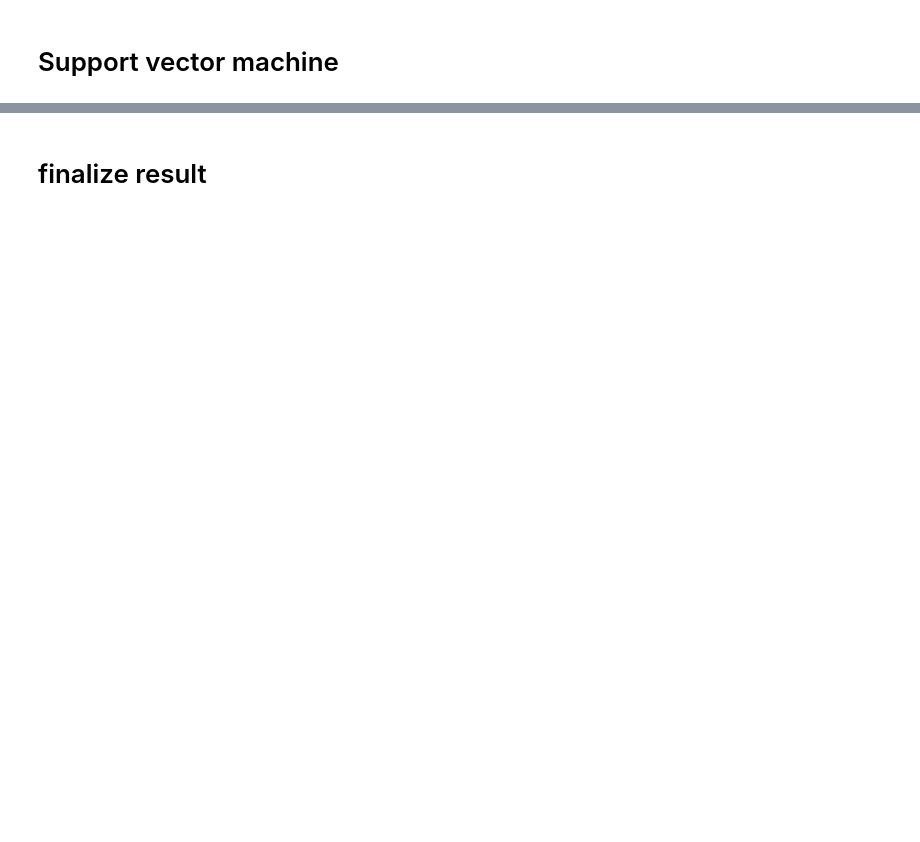
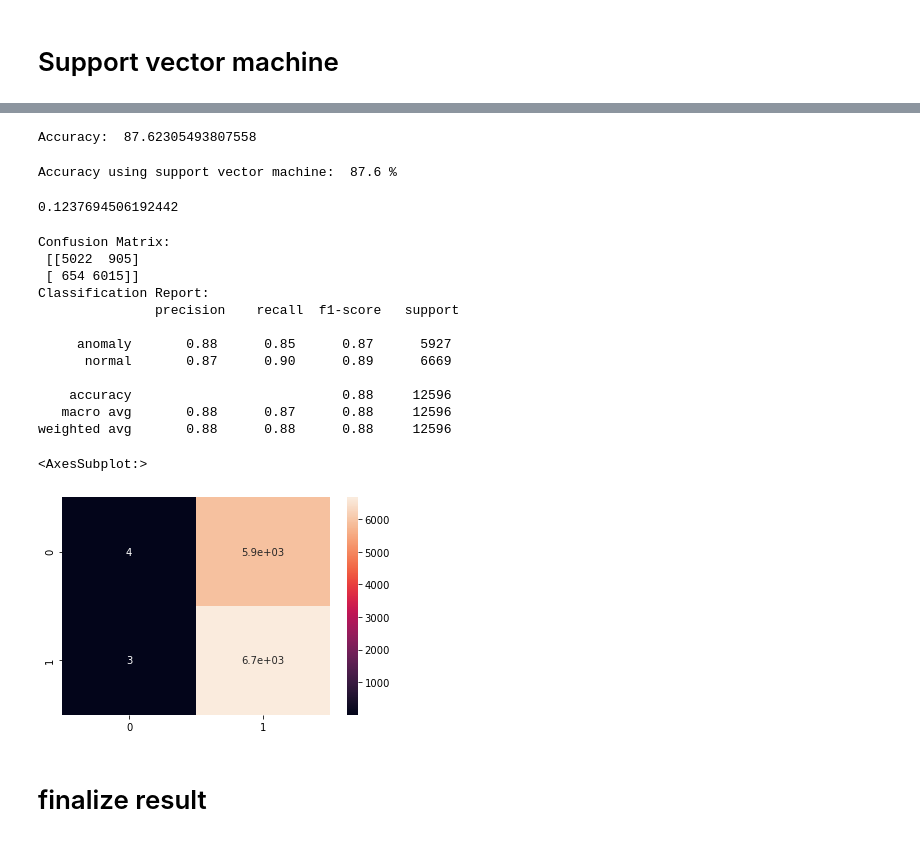
Before and after one commit to MohammadSajjadHossain9648/network-intrusion-detection-system-project, a Jupyter notebook: code.ipynb, the cells around one changed output, grey strips where cells are left out. Cells and saved outputs as stored; diff of their text form; code cells hidden in the pictures; blank space fills up the shorter version.

```diff
--- a/code.ipynb
+++ b/code.ipynb
@@ -408,3 +426,40 @@ weighted avg       0.79      0.65      0.61     12596
+# %%
+nb=lr.score(x_test,y_test)
+m8=nb*100
+print("Accuracy: ",m8)
+# %% [output]
+Accuracy:  87.62305493807558
+# %%
+score8=accuracy_score(y_test, y_pred) * 100
+print("Accuracy using support vector machine: ", round(score8, 1), "%" )
+# %% [output]
+Accuracy using support vector machine:  87.6 %
+# %%
+error8=np.mean(y_pred != y_test) # error rate
+error8
+# %% [output]
+0.1237694506192442
+# %%
+cm8=confusion_matrix(y_test, y_pred)
+print("Confusion Matrix:\n",cm8)
+cr8=classification_report(y_test, y_pred)
+print("Classification Report:\n",cr8)
+sns.heatmap(cm7, annot=True)
+# %% [output]
+Confusion Matrix:
+ [[5022  905]
+ [ 654 6015]]
+Classification Report:
+               precision    recall  f1-score   support
+
+     anomaly       0.88      0.85      0.87      5927
+      normal       0.87      0.90      0.89      6669
+
+    accuracy                           0.88     12596
+   macro avg       0.88      0.87      0.88     12596
+weighted avg       0.88      0.88      0.88     12596
+<AxesSubplot:>
+[figure, added]
 # %% [markdown]
 # finalize result
 # %%
```
Also changed, not shown: parts of 44 cells of this notebook.
